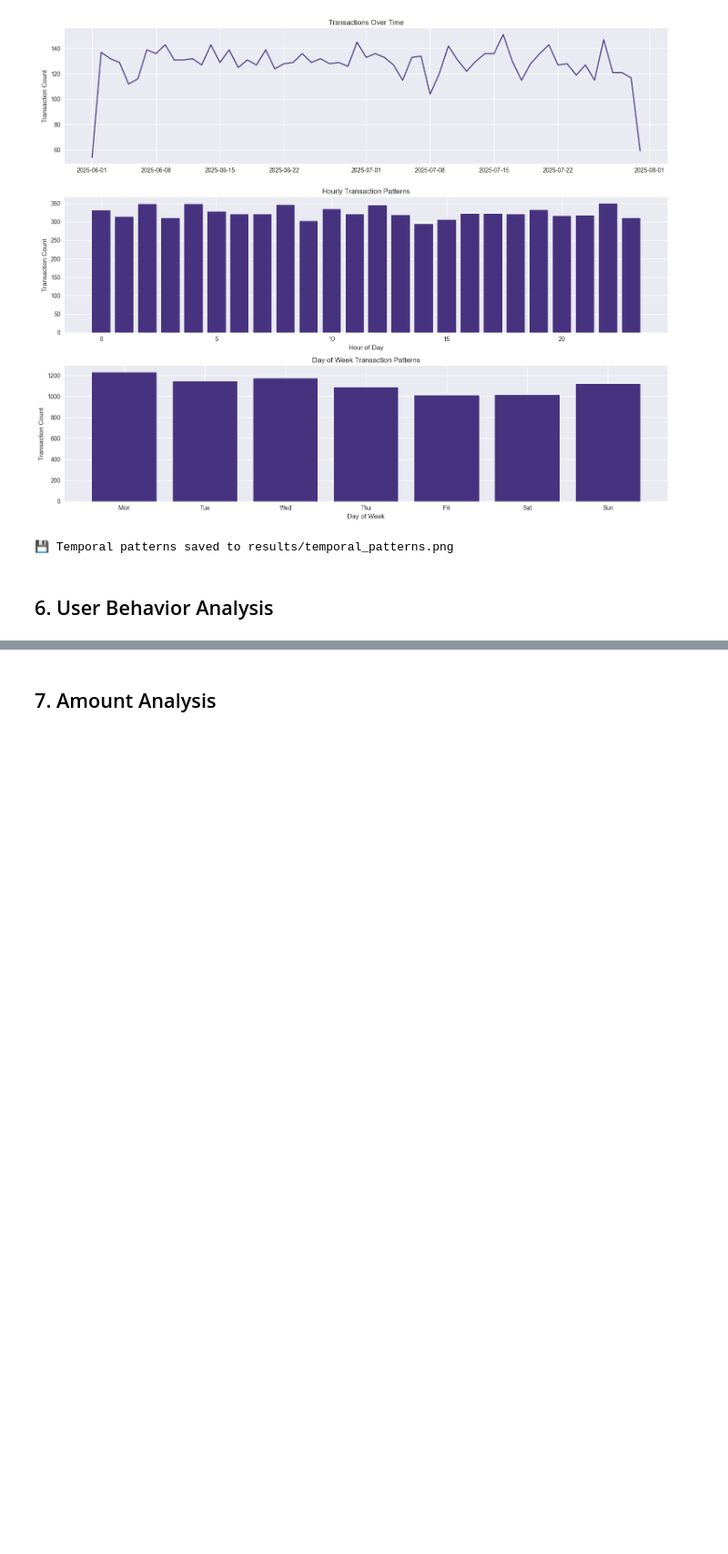
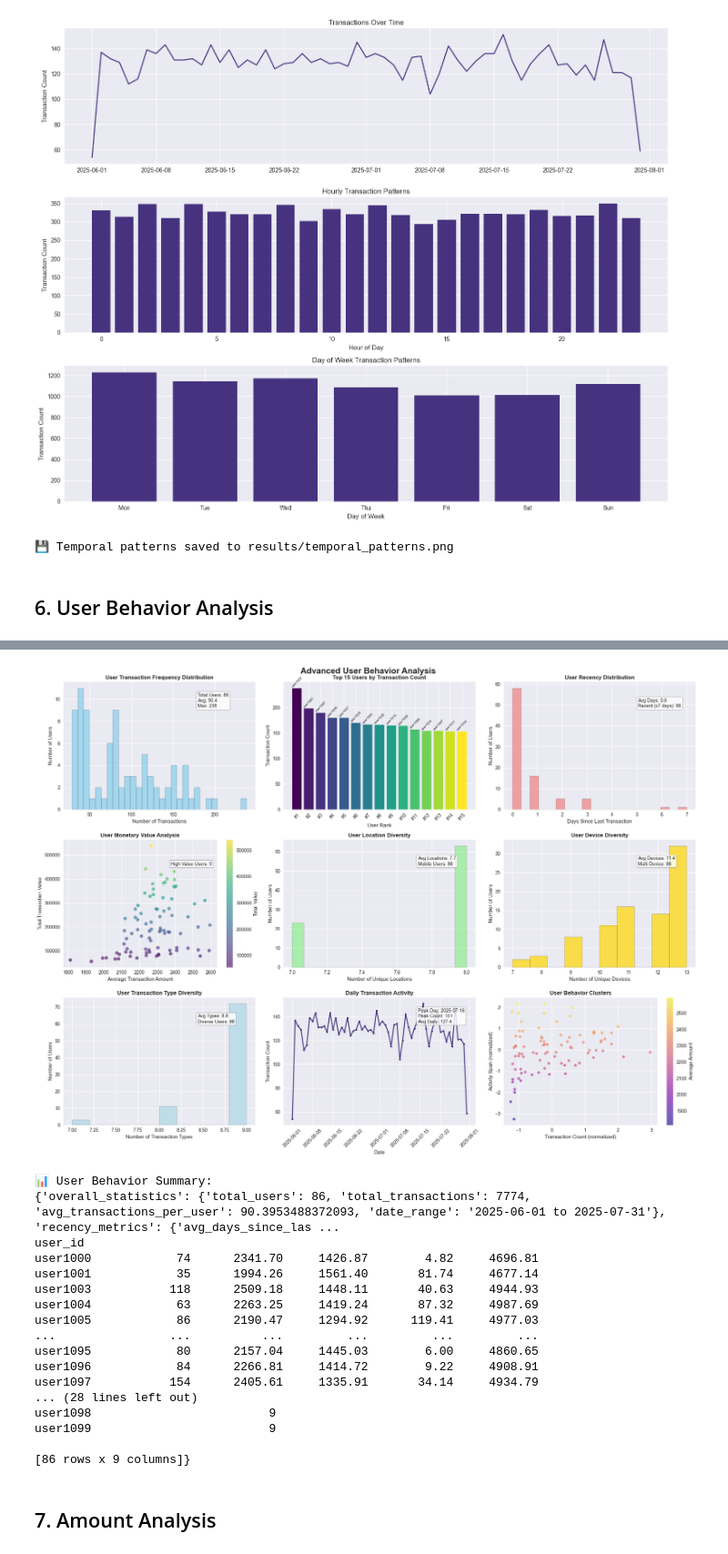
Before and after one commit to kebochig/Financial-Fraud-Detection-System, a Jupyter notebook: notebooks/1_data_exploration.ipynb, the cells around one changed output, grey strips where cells are left out. Shown at 91% size. Saved outputs shown, nothing was run; the diff lists cells and outputs as text; code cells hidden in the pictures; blank space fills up the shorter version.

```diff
--- a/notebooks/1_data_exploration.ipynb
+++ b/notebooks/1_data_exploration.ipynb
@@ -438,3 +429,38 @@ user1058                32              13             9
+# %%
+# Advanced user behavior analysis
+fig = viz.plot_user_behavior_analysis_advanced(df_valid)
+plt.show()
+
+# Save the advanced analysis figure
+# fig.savefig('../results/user_behavior_analysis_advanced.png', dpi=300, bbox_inches='tight')
+# print("💾 Advanced user behavior analysis saved to results/user_behavior_analysis_advanced.png")
+
+# Display user behavior summary (if available)
+if hasattr(viz, "get_user_behavior_summary"):
+    summary = viz.get_user_behavior_summary(df_valid)
+    print("📊 User Behavior Summary:")
+    print(summary)
+else:
+    print("get_user_behavior_summary() not found in viz.")
+# %% [output]
+[figure, added]
+📊 User Behavior Summary:
+{'overall_statistics': {'total_users': 86, 'total_transactions': 7774, 'avg_transactions_per_user': 90.3953488372093, 'date_range': '2025-06-01 to 2025-07-31'}, 'recency_metrics': {'avg_days_since_las ...
+user_id
+user1000            74      2341.70     1426.87        4.82     4696.81
+user1001            35      1994.26     1561.40       81.74     4677.14
+user1003           118      2509.18     1448.11       40.63     4944.93
+user1004            63      2263.25     1419.24       87.32     4987.69
+user1005            86      2190.47     1294.92      119.41     4977.03
+...                ...          ...         ...         ...         ...
+user1095            80      2157.04     1445.03        6.00     4860.65
+user1096            84      2266.81     1414.72        9.22     4908.91
+user1097           154      2405.61     1335.91       34.14     4934.79
+... (28 lines left out)
+user1098                         9
+user1099                         9
+
+[86 rows x 9 columns]}
 # %% [markdown]
 ## 7. Amount Analysis
 # %%
```
Also changed, not shown: parts of 11 cells of this notebook, 35 other files.
